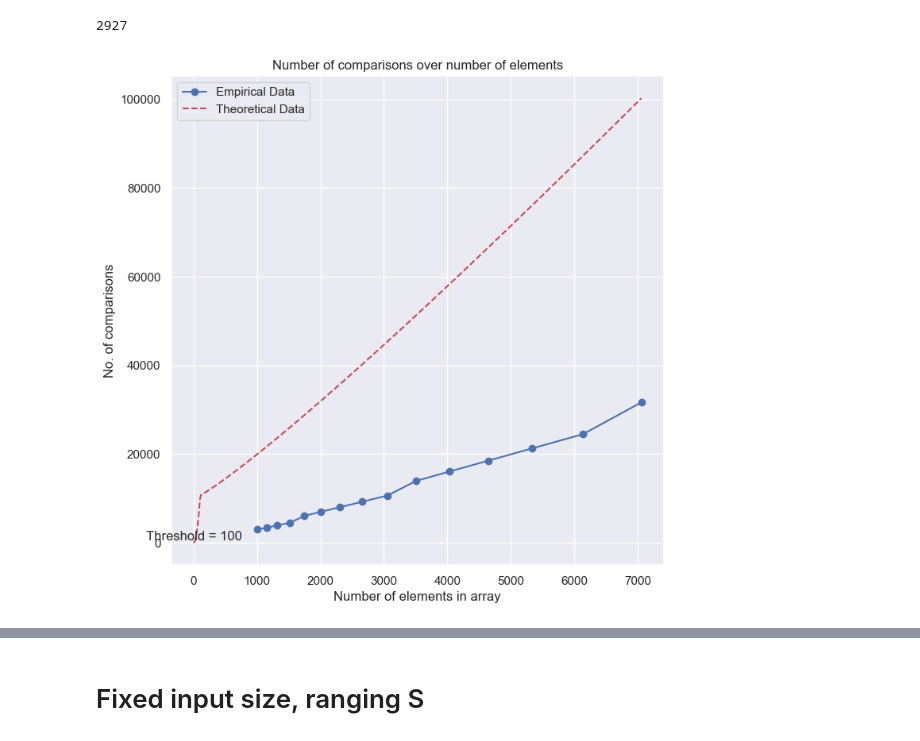
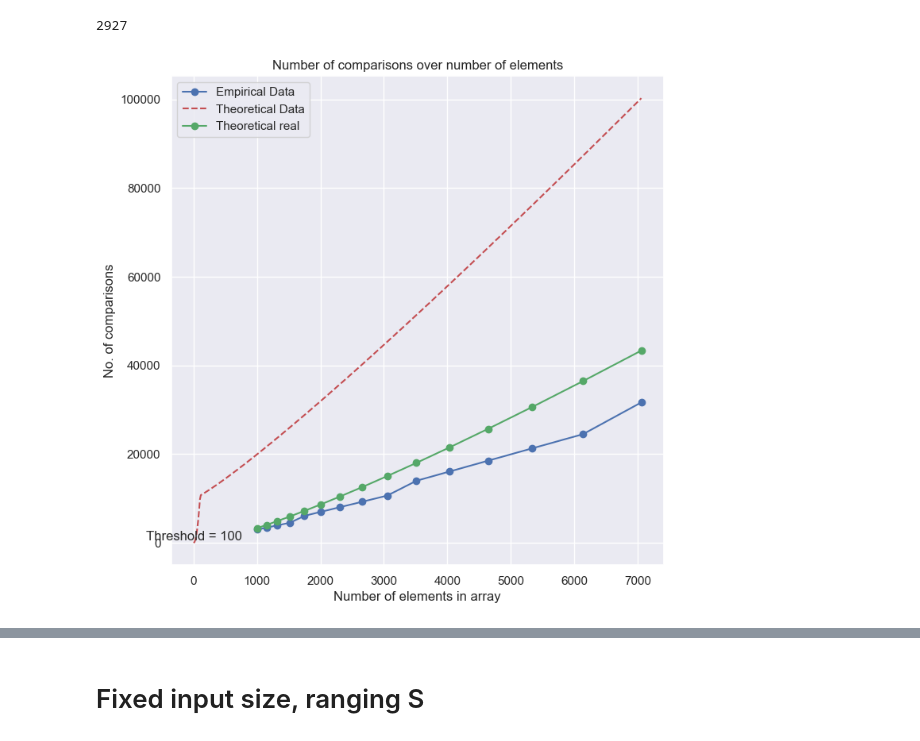
Before and after one commit to nickleezx/SC2001-Lab-Projects, a Jupyter notebook: Lab 1/Hybridsort.ipynb, the cells around one changed output, grey strips where cells are left out. Cells and saved outputs as stored; diff of their text form; code cells hidden in the pictures.

Commit message:
added new graph function

```diff
--- a/Lab 1/Hybridsort.ipynb
+++ b/Lab 1/Hybridsort.ipynb
@@ -224,6 +224,10 @@ x_theoretical = np.linspace(0, list(random_datasets.keys())[-1], 500)
 # Initialize y values
 y_theoretical = np.zeros_like(x_theoretical)
 
+x_theory=[]
+y_theory=[]
+
+
 # Define the conditions and compute y values
 y_theoretical[x_theoretical < boundary] = x_theoretical[x_theoretical < boundary] ** 2
 y_theoretical[x_theoretical >= boundary] = boundary**2 + (x_theoretical[x_theoretical >= boundary] * np.log2(x_theoretical[x_theoretical >= boundary]))
@@ -232,37 +236,42 @@ y_theoretical[x_theoretical >= boundary] = boundary**2 + (x_theoretical[x_theore
 for i in random_datasets.keys():
     x.append(i)
     y.append(mergeSort(random_datasets[i], 0, len(random_datasets[i])-1, boundary))
+    x_theory.append(i)
+    y_theory.append(i* np.log2(i/boundary))
 
 # Create a figure and axis
 plt.figure(figsize=(8,8))
 
 # Plot the data
 
 plt.plot(x, y, marker='o', linestyle='-', color='b', label='Empirical Data')
 
 # Plot theoretical
 plt.plot(x_theoretical, y_theoretical, linestyle='--', color='r', label='Theoretical Data')
+
+plt.plot(x_theory, y_theory, marker ='o', linestyle='-', color='g', label='Theoretical real')
+
 
 
 # Adding title and labels
 plt.title('Number of comparisons over number of elements')
 plt.xlabel('Number of elements in array')
 plt.ylabel('No. of comparisons')
 plt.text(0.2, 0.2, 'Threshold = ' + str(boundary), ha='center', va='bottom')
 
 
 
 
 # Show grid
 plt.grid(True)
 
 # Add a legend
 plt.legend()
 
 # Display the plot
 plt.show()
 # %% [output]
-[figure, old version]
+[figure, new version]
 # %%
 print(mergeSort(random_datasets[1000],0, len(random_datasets[1000])-1, 50))
 print(random_datasets[1000])
```
